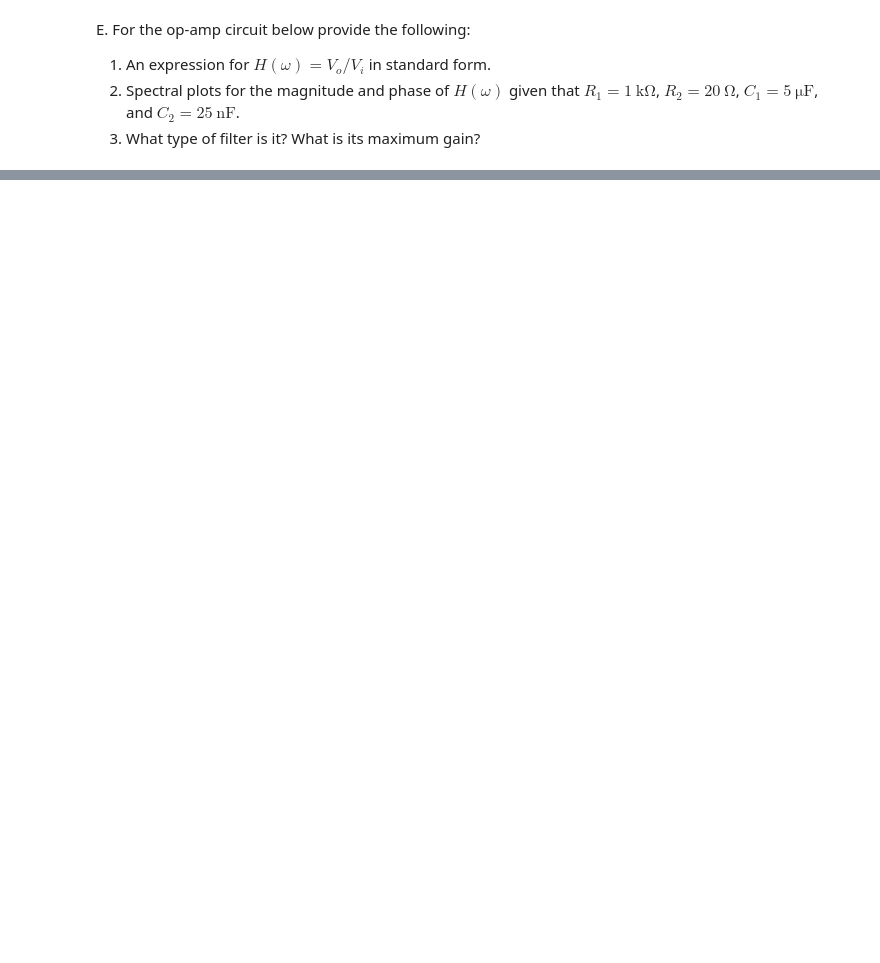
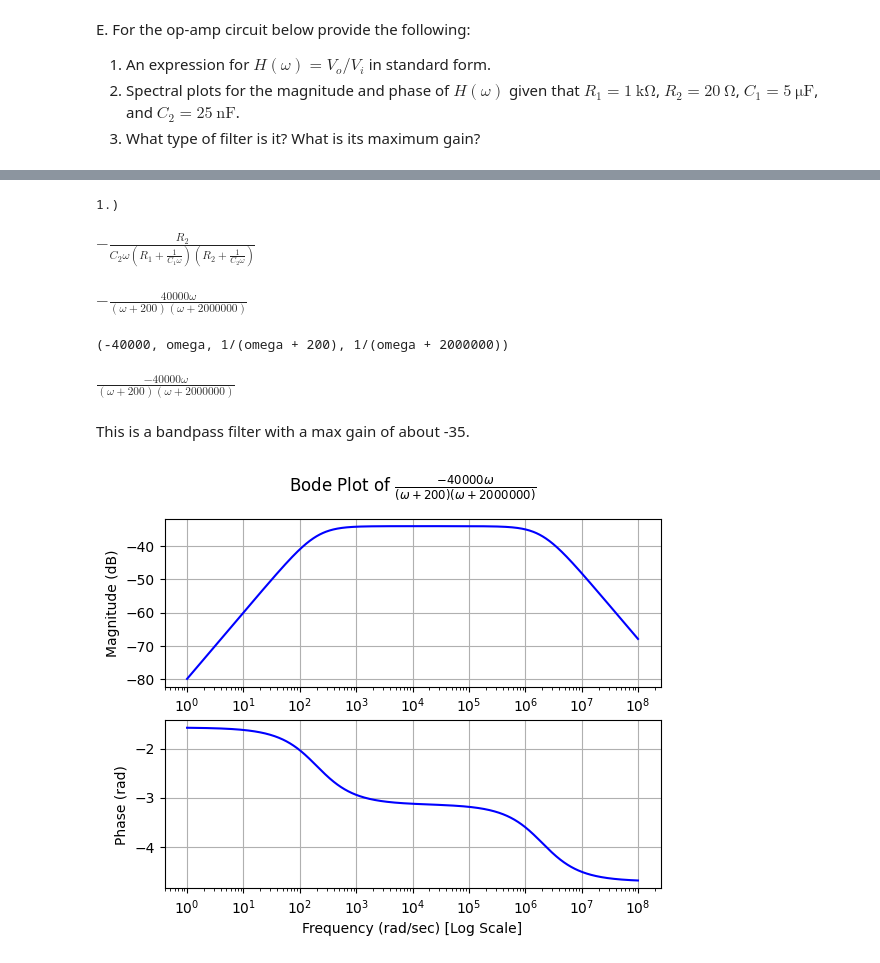
Before and after one commit to vieweghn/EENG-310-Signals-and-Systems, a Jupyter notebook: EENG_310_HW11.ipynb, the cells around one changed output, grey strips where cells are left out. Cells and saved outputs as stored; diff of their text form; code cells hidden in the pictures; blank space fills up the shorter version.

```diff
--- a/EENG_310_HW11.ipynb
+++ b/EENG_310_HW11.ipynb
@@ -43,5 +161,45 @@ E. For the op-amp circuit below provide the following:
 3. What type of filter is it? What is its maximum gain?
 # %% [markdown]
 ![image.png](embedded-picture-1)
+# %%
+R1, C1, C2, R2, t = sp.symbols('R1 C1 C2 R2 t', positive=True, real=True)
+omega = sp.symbols('omega', positive=True, real=True)
+Vi,Vo, V1=sp.symbols('Vi,Vo,V1', real=True)
+s = sp.symbols('s')
+subsVals = {R1:1000, R2:20, C1:sp.Rational(5,int(1e6)), C2:sp.Rational(25, int(1e9))}
+X2 = 1/(s*C2)
+Z1 = R1 + (1 /(s*C1))
+Z2 = (R2 * X2)/(R2 + X2)
+H  = -Z2/Z1
+# %%
+#H = solns[Vo] / Vi
+#H = H.simplfy()
+
+H = H.subs(s, omega)
+print('1.)')
+H
+# %% [output]
+1.)
+$\displaystyle - \frac{R_{2}}{C_{2} \omega \left(R_{1} + \frac{1}{C_{1} \omega}\right) \left(R_{2} + \frac{1}{C_{2} \omega}\right)}$
+# %%
+H = sp.simplify(H.subs(subsVals))
+H
+# %% [output]
+$\displaystyle - \frac{40000 \omega}{\left(\omega + 200\right) \left(\omega + 2000000\right)}$
+# %%
+H.args
+# %% [output]
+(-40000, omega, 1/(omega + 200), 1/(omega + 2000000))
+# %%
+Htf = TransferFunction(H.args[1]*H.args[0], 1/H.args[3]*1/H.args[2], omega)
+Htf
+# %% [output]
+$\displaystyle \frac{- 40000 \omega}{\left(\omega + 200\right) \left(\omega + 2000000\right)}$
+# %% [markdown]
+This is a bandpass filter with a max gain of about -35.
+# %%
+bode_plot(Htf, initial_exp=0, final_exp=8)
+# %% [output]
+[figure, added]
 # %% [markdown]
 ![image.png](embedded-picture-1)
```
Also changed, not shown: parts of 15 cells of this notebook.
